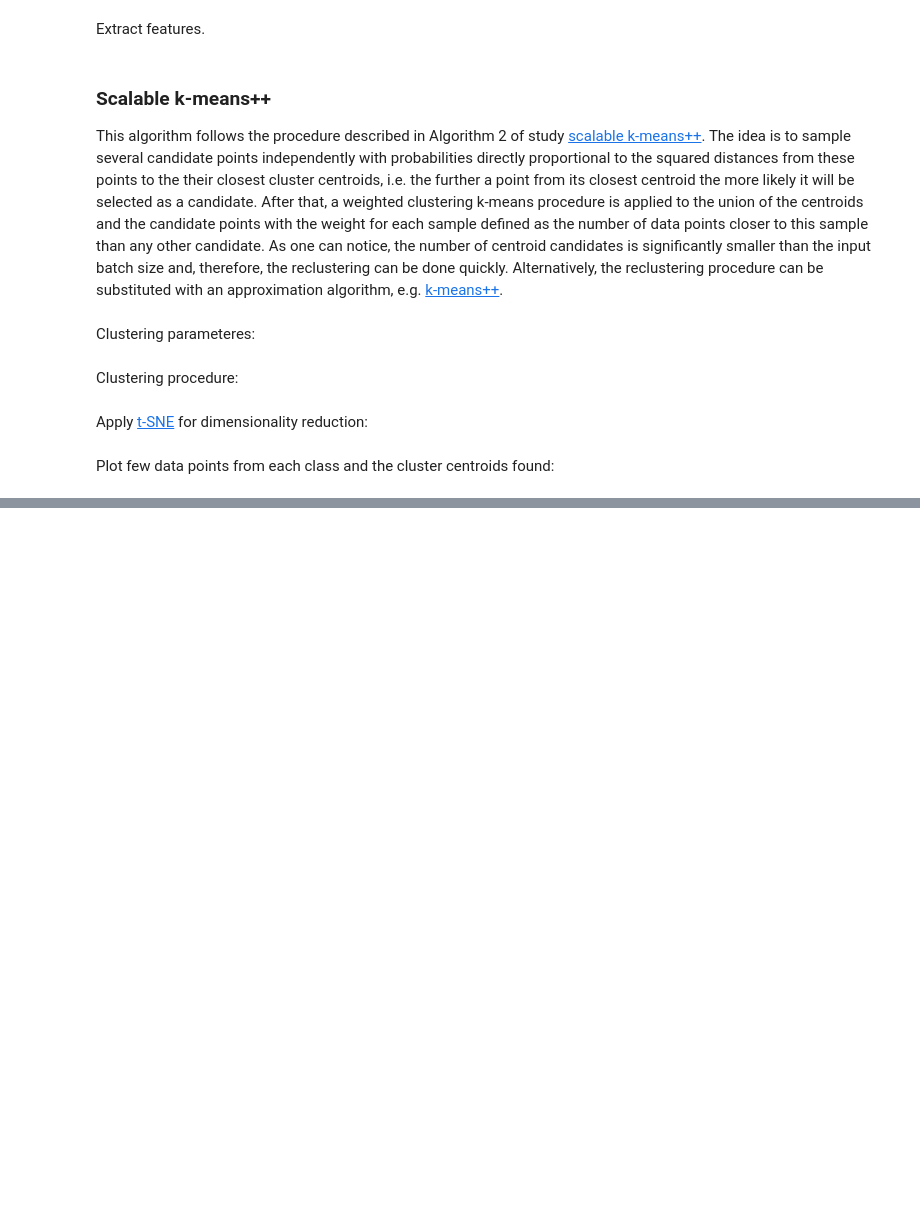
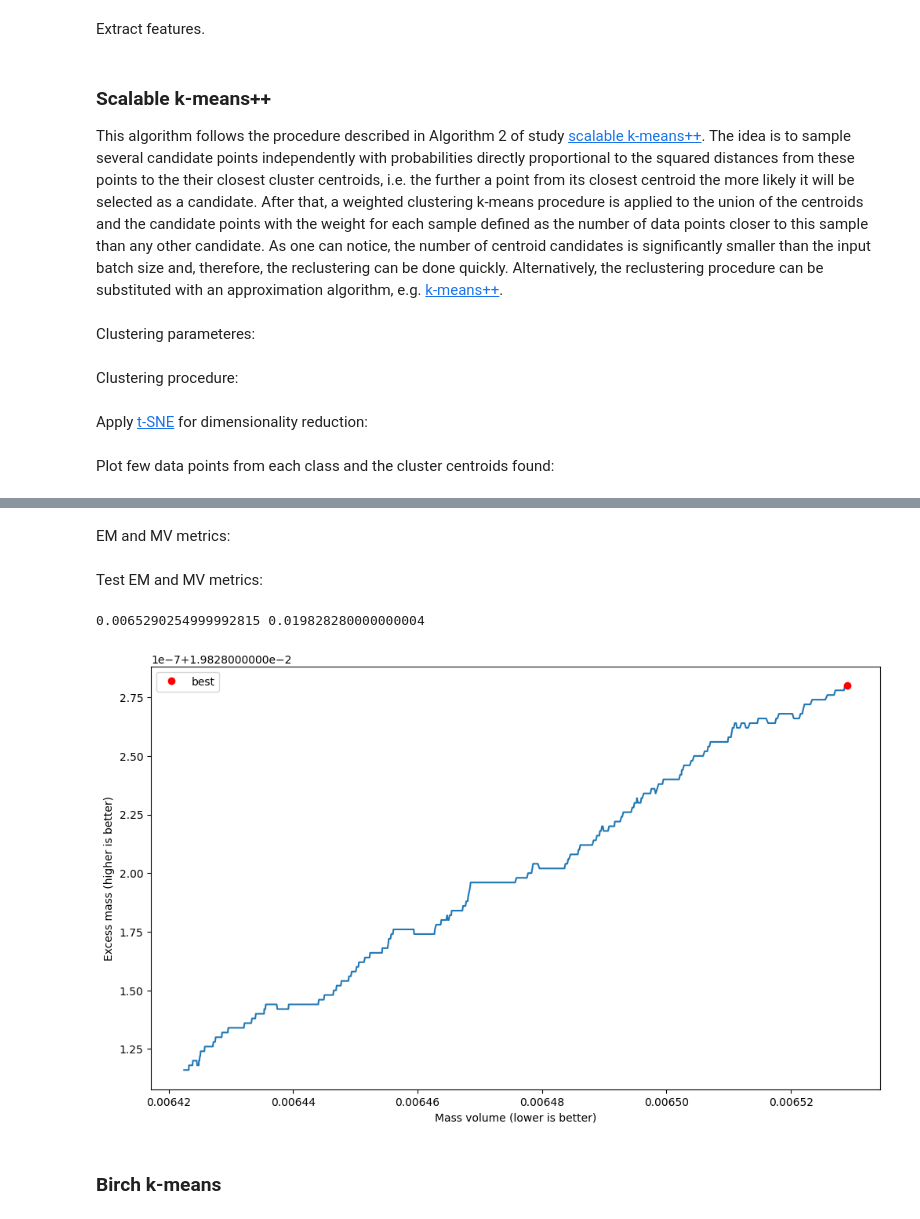
Before and after one commit to mizolotu/tiny_ml, a Jupyter notebook: fan_anomaly_detection.ipynb, the cells around one changed output, grey strips where cells are left out. Cells and saved outputs as stored; diff of their text form; code cells hidden in the pictures; blank space fills up the shorter version.

```diff
--- a/fan_anomaly_detection.ipynb
+++ b/fan_anomaly_detection.ipynb
@@ -434,0 +359,2 @@ print(auc_em, auc_mv)
+# %% [markdown]
+EM and MV metrics:
@@ -434,0 +389,59 @@ print(auc_em, auc_mv)
+# %% [markdown]
+Test EM and MV metrics:
+# %%
+t_max = 0.99
+n_generated = 100000
+volume_support = (np.ones(E_te.shape[1]) - np.zeros(E_te.shape[1])).prod()
+t = np.arange(0, 1 / volume_support, 0.01 / volume_support)
+alpha_min = 0.99
+alpha_max = 0.99999
+axis_alpha = np.arange(alpha_min, alpha_max, 0.0001)
+
+X_test = E_te[np.where(Y_te == normal_behavior)[0], :]
+X_test = (X_test - xmin[None, :]) / (xmax[None, :] - xmin[None, :] + 1e-10)
+Y_test = np.zeros(X_test.shape[0])
+nte = len(Y_test)
+
+X_unif = np.random.uniform(np.zeros(E_te.shape[1]), np.ones(E_te.shape[1]), size=(n_generated, X_test.shape[1]))
+
+D_te = np.linalg.norm(X_test[:, None, :] - C_[None, :, :], axis=-1)
+cl_labels_te = np.argmin(D_te, axis=1)
+dists_te = np.min(D_te, axis=1)
+
+D_unif = np.linalg.norm(X_unif[:, None, :] - C_[None, :, :], axis=-1)
+cl_labels_unif = np.argmin(D_unif, axis=1)
+dists_unif = np.min(D_unif, axis=1)
+
+ems = []
+mvs = []
+
+for alpha in np.arange(alpha_best, 15, 0.01):
+
+    dist_thrs = np.zeros(nclusters_max)
+    for k in range(nclusters_max):
+        idx = np.where(cl_labels_va == k)[0]
+        dist_thrs[k] = np.mean(dists_va[idx]) + alpha * np.std(dists_va[idx])
+    pred_thrs = dist_thrs[cl_labels_te]
+    predictions = (pred_thrs - dists_te) / (pred_thrs + 1e-10)
+
+    pred_thrs = dist_thrs[cl_labels_unif]
+    predictions_unif = (pred_thrs - dists_unif) / (pred_thrs + 1e-10)
+    auc_em, em_, amax = em(t, t_max, volume_support, predictions_unif, predictions, n_generated)
+    auc_mv, mv_ = mv(axis_alpha, volume_support, predictions_unif, predictions, n_generated)
+    ems.append(auc_em)
+    mvs.append(auc_mv)
+print(mvs[0], ems[0])
+
+pp.figure(figsize=(12, 7))
+pp.plot(np.array(mvs), np.array(ems))
+pp.plot(np.array(mvs)[:1], np.array(ems)[:1], 'ro', label='best')
+pp.legend()
+pp.xlabel('Mass volume (lower is better)')
+pp.ylabel('Excess mass (higher is better)')
+pp.show()
+pp.close()
+# %% [output]
+0.0065290254999992815 0.019828280000000004
+[figure, added]
+# %% [markdown]
+<h3>Birch k-means</h3>
```
Also changed, not shown: parts of 18 cells of this notebook, 1 other file.
